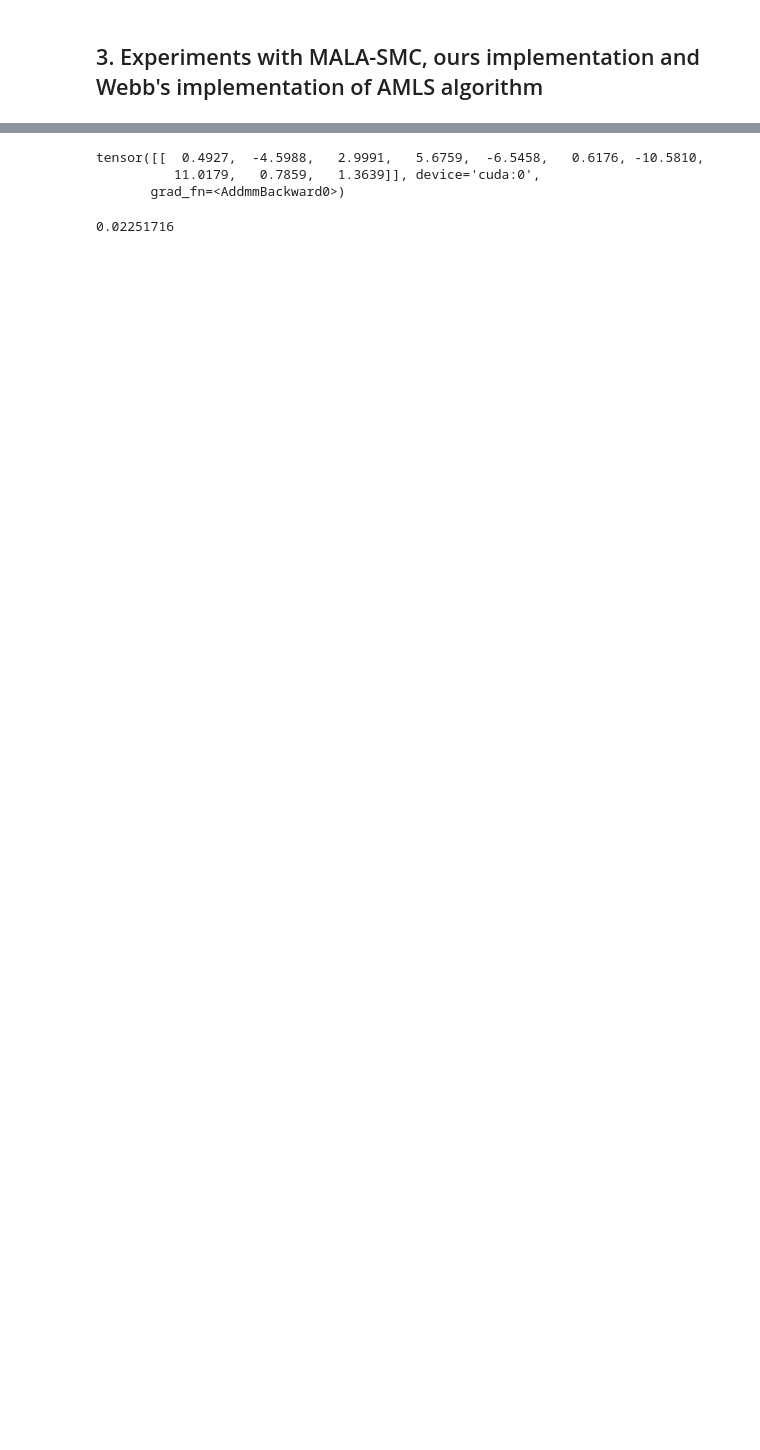
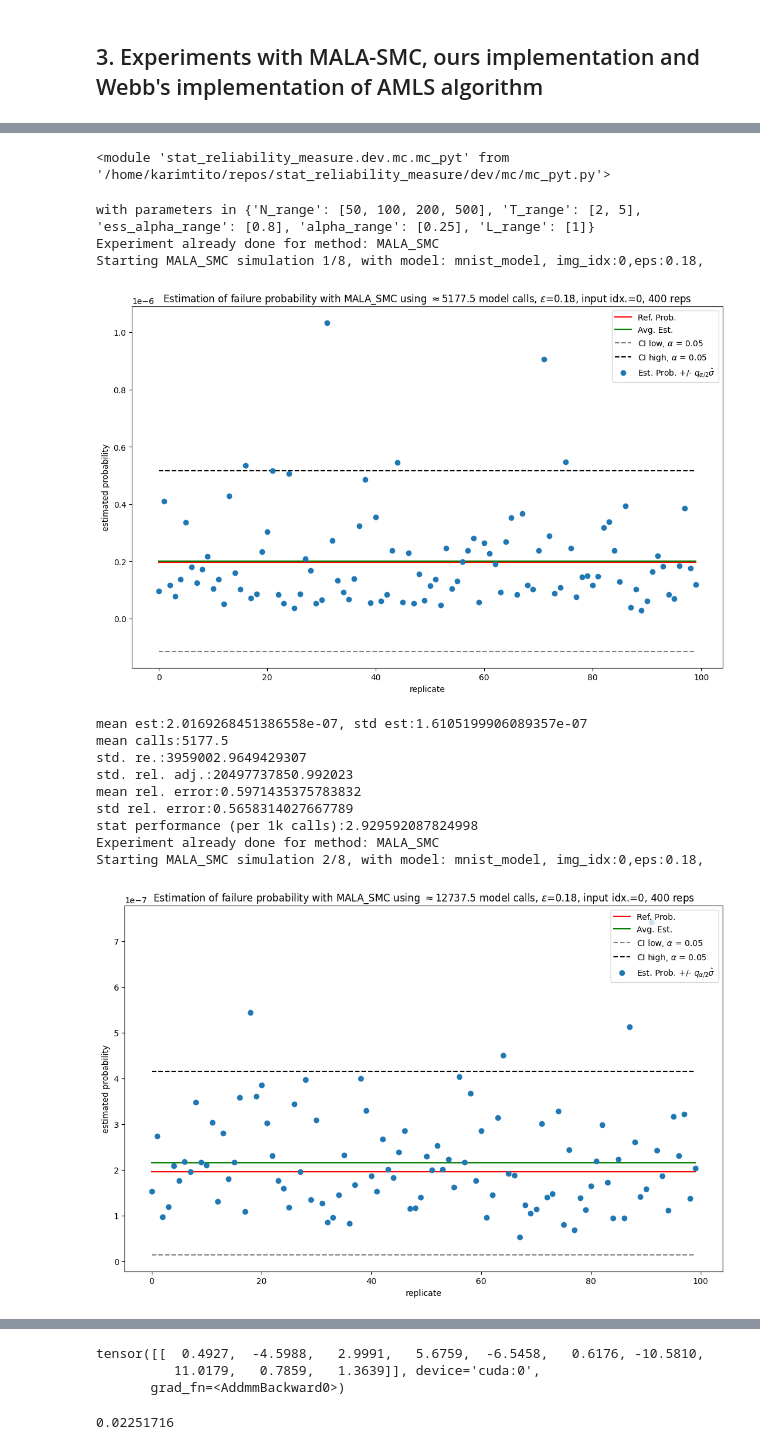
Before and after one commit to karimtito/stat_reliability_measure, a Jupyter notebook: notebooks/test_run_exp.ipynb, the cells around one changed output, grey strips where cells are left out. Saved outputs shown, nothing was run; the diff lists cells and outputs as text; code cells hidden in the pictures; blank space fills up the shorter version.

```diff
--- a/notebooks/test_run_exp.ipynb
+++ b/notebooks/test_run_exp.ipynb
@@ -47,7 +43,7 @@ reload(config_)
 device = torch.device("cuda:0" if torch.cuda.is_available() else "cpu")
 # %%
 model = t_a.dnn2()
-model.load_state_dict(torch.load('../../models/mnist/model_dnn2_release.pt'))
+model.load_state_dict(torch.load('../models/mnist/model_dnn2_release.pt'))
 model.to(device)
 model.eval()
 # %% [output]
@@ -55,5 +55,5 @@ FileNotFoundError: [Errno 2] No such file or directory: '../../models/mnist/mode
 # %%
-config = Exp2Config(method_name="amls_webb", model=model)
+config = ExpModelConfig( model=model)
 # %%
 config.update()
 os.rmdir(config.exp_log_path)
@@ -84,0 +83,9 @@ X.requires_grad = True
+# %%
+p_ref, dict_out = run_exp.run_est(model=model,X=X,y=y,
+                                                repeat_exp=False, track_dt=False,
+                                             method='mala2', dataset_name=dataset,
+                                             n_rep=n_rep_ref,
+                                epsilon_range=epsilon_range, update_aggr_res=True ,
+                                track_accept=False,
+                                N_range=[N_ref], T_range =[T_ref],ess_alpha = ess_ref,
+                                alpha=alpha_ref)
@@ -84,0 +190,51 @@ X.requires_grad = True
+# %%
+reload(amls_config)
+reload(config_)
+reload(webb_config)
+reload(amls_webb)
+reload(amls_pyt)
+reload(smc_pyt)
+reload(smc_pyt2)
+reload(smc_config2)
+reload(t_u2)
+reload(run_exp)
+reload(form_config)
+reload(t_u)
+reload(form_pyt)
+reload(is_pyt)
+reload(is_config)
+reload(mc_config)
+reload(mc_pyt)
+# %% [output]
+<module 'stat_reliability_measure.dev.mc.mc_pyt' from '/home/karimtito/repos/stat_reliability_measure/dev/mc/mc_pyt.py'>
+# %%
+N_range_low = [50,100,200,500]
+N_range_high = [1000,2000,5000,10000]
+N_range = N_range_low + N_range_high
+
+p_fail_mala, dict_out=run_exp.run_est(model=model,method='mala2',X=X,y=y,dataset_name='mnist',
+                        n_rep=400, verbose=0, track_accept=False,ess_alpha_range=[0.8],
+                        alpha=0.25, L_range=[1], only_duplicated=False,p_ref=p_ref,
+                         N_range=N_range_low,T_range=[2,5],epsilon_range=epsilon_range,
+                         repeat_exp=False,
+ )
+
+
+exp_config,method_config_mala, agg_res_df = dict_out['exp_config'],dict_out['method_config'],dict_out['agg_res_df']
+results_df_mala = dict_out['results_df']
+print(f"p_fail_mala={p_fail_mala}")
+# %% [output]
+with parameters in {'N_range': [50, 100, 200, 500], 'T_range': [2, 5], 'ess_alpha_range': [0.8], 'alpha_range': [0.25], 'L_range': [1]}
+Experiment already done for method: MALA_SMC
+Starting MALA_SMC simulation 1/8, with model: mnist_model, img_idx:0,eps:0.18,
+[figure, added]
+mean est:2.0169268451386558e-07, std est:1.6105199906089357e-07
+mean calls:5177.5
+std. re.:3959002.9649429307
+std. rel. adj.:20497737850.992023
+mean rel. error:0.5971435375783832
+std rel. error:0.5658314027667789
+stat performance (per 1k calls):2.929592087824998
+Experiment already done for method: MALA_SMC
+Starting MALA_SMC simulation 2/8, with model: mnist_model, img_idx:0,eps:0.18,
+[figure, added]
```
Also changed, not shown: parts of 38 cells of this notebook, 5 other files.
